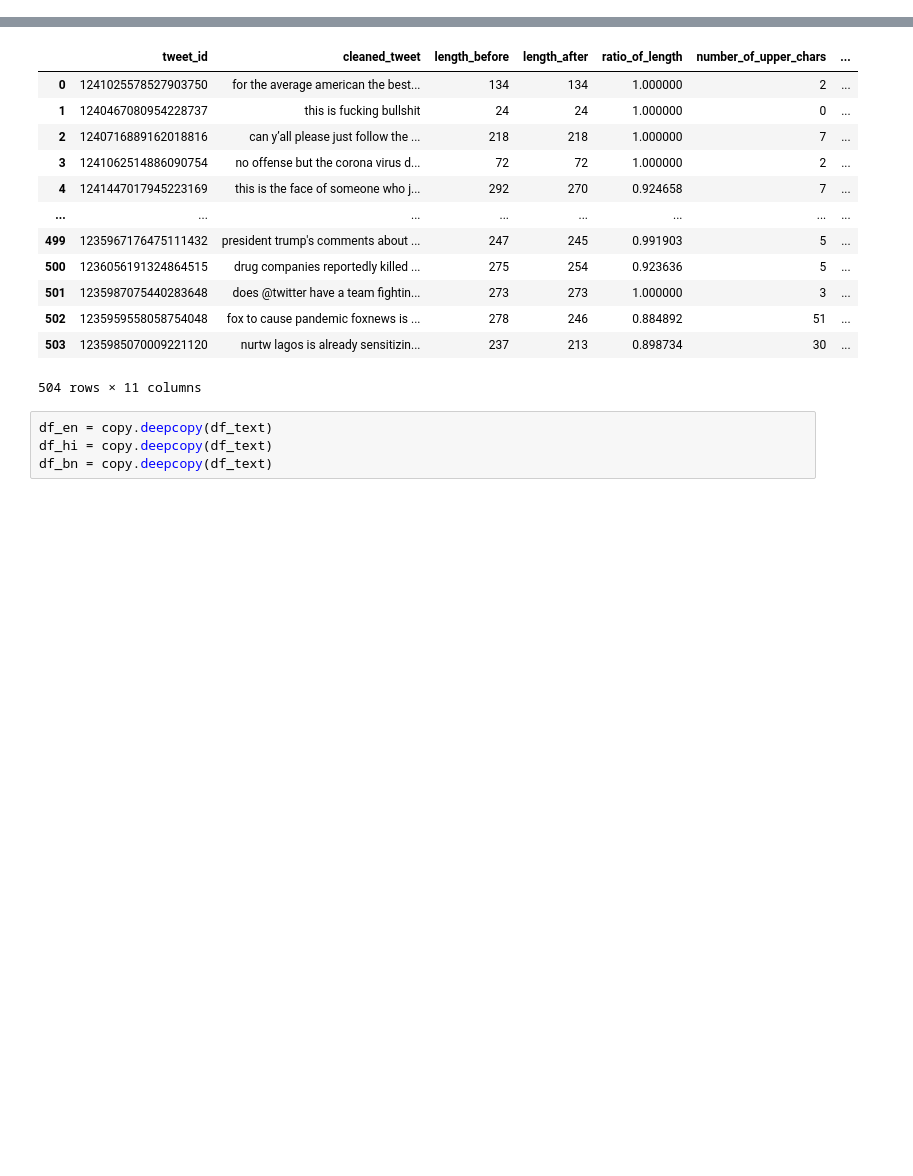
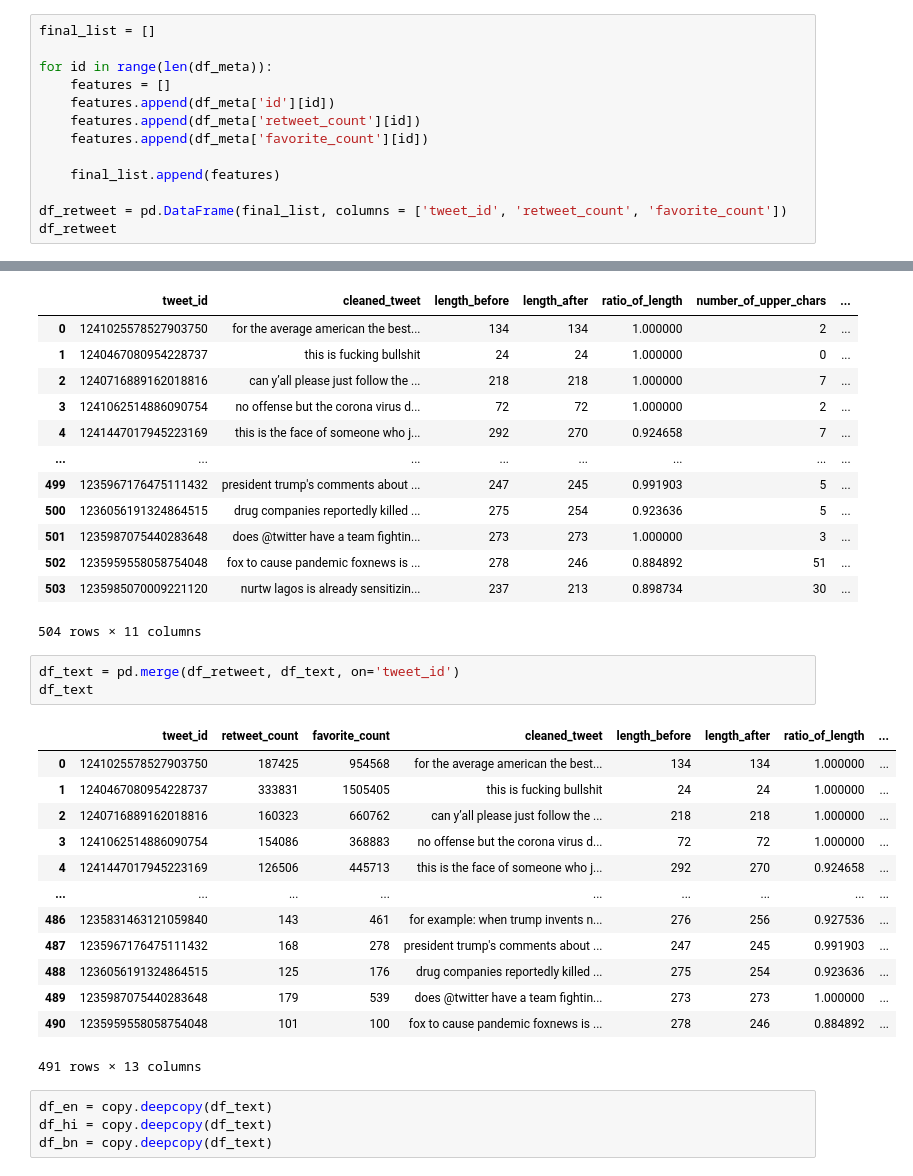
Before and after one commit to DebanjanaKar/Covid19_FakeNews_Detection, a Jupyter notebook: Preprocessing_Twitter_Infodemic_Data.ipynb, the cells around one changed output, grey strips where cells are left out. Drawn from its saved outputs; the diff is of its cells as text; blank space fills up the shorter version.

```diff
--- a/Preprocessing_Twitter_Infodemic_Data.ipynb
+++ b/Preprocessing_Twitter_Infodemic_Data.ipynb
@@ -146,0 +200,13 @@ df
+# %%
+final_list = []
+
+for id in range(len(df_meta)):
+    features = []
+    features.append(df_meta['id'][id])
+    features.append(df_meta['retweet_count'][id])
+    features.append(df_meta['favorite_count'][id])
+
+    final_list.append(features)
+
+df_retweet = pd.DataFrame(final_list, columns = ['tweet_id', 'retweet_count', 'favorite_count'])
+df_retweet
@@ -233,6 +313,23 @@ df_text
 | 502 | 1235959558058754048 | fox to cause pandemic foxnews is ... | 278 | 246 | 0.884892 | 51 | ... |
 | 503 | 1235985070009221120 | nurtw lagos is already sensitizin... | 237 | 213 | 0.898734 | 30 | ... |
 504 rows × 11 columns
+# %%
+df_text = pd.merge(df_retweet, df_text, on='tweet_id')
+df_text
+# %% [output]
+|  | tweet_id | retweet_count | favorite_count | cleaned_tweet | length_before | length_after | ratio_of_length | ... |
+| 0 | 1241025578527903750 | 187425 | 954568 | for the average american the best... | 134 | 134 | 1.000000 | ... |
+| 1 | 1240467080954228737 | 333831 | 1505405 | this is fucking bullshit | 24 | 24 | 1.000000 | ... |
+| 2 | 1240716889162018816 | 160323 | 660762 | can y’all please just follow the ... | 218 | 218 | 1.000000 | ... |
+| 3 | 1241062514886090754 | 154086 | 368883 | no offense but the corona virus d... | 72 | 72 | 1.000000 | ... |
+| 4 | 1241447017945223169 | 126506 | 445713 | this is the face of someone who j... | 292 | 270 | 0.924658 | ... |
+| ... | ... | ... | ... | ... | ... | ... | ... | ... |
+| 486 | 1235831463121059840 | 143 | 461 | for example: when trump invents n... | 276 | 256 | 0.927536 | ... |
+| 487 | 1235967176475111432 | 168 | 278 | president trump's comments about ... | 247 | 245 | 0.991903 | ... |
+| 488 | 1236056191324864515 | 125 | 176 | drug companies reportedly killed ... | 275 | 254 | 0.923636 | ... |
+| 489 | 1235987075440283648 | 179 | 539 | does @twitter have a team fightin... | 273 | 273 | 1.000000 | ... |
+| 490 | 1235959558058754048 | 101 | 100 | fox to cause pandemic foxnews is ... | 278 | 246 | 0.884892 | ... |
+491 rows × 13 columns
 # %%
 df_en = copy.deepcopy(df_text)
 df_hi = copy.deepcopy(df_text)
```
Also changed, not shown: parts of 29 cells of this notebook.
